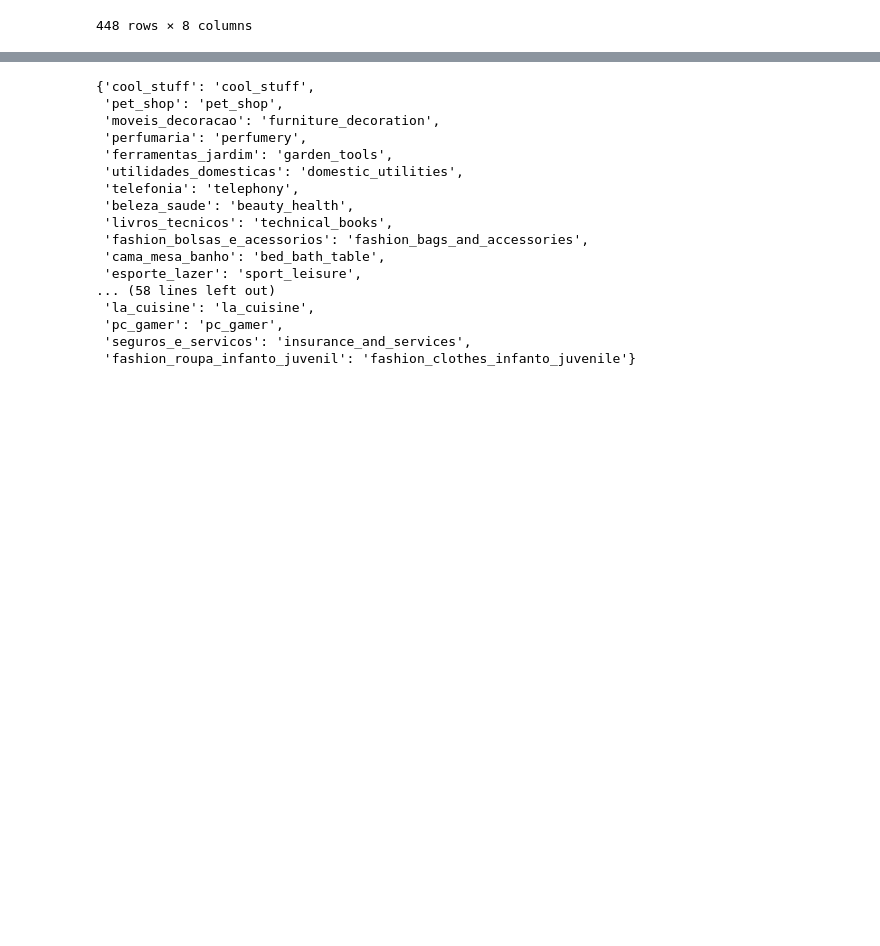
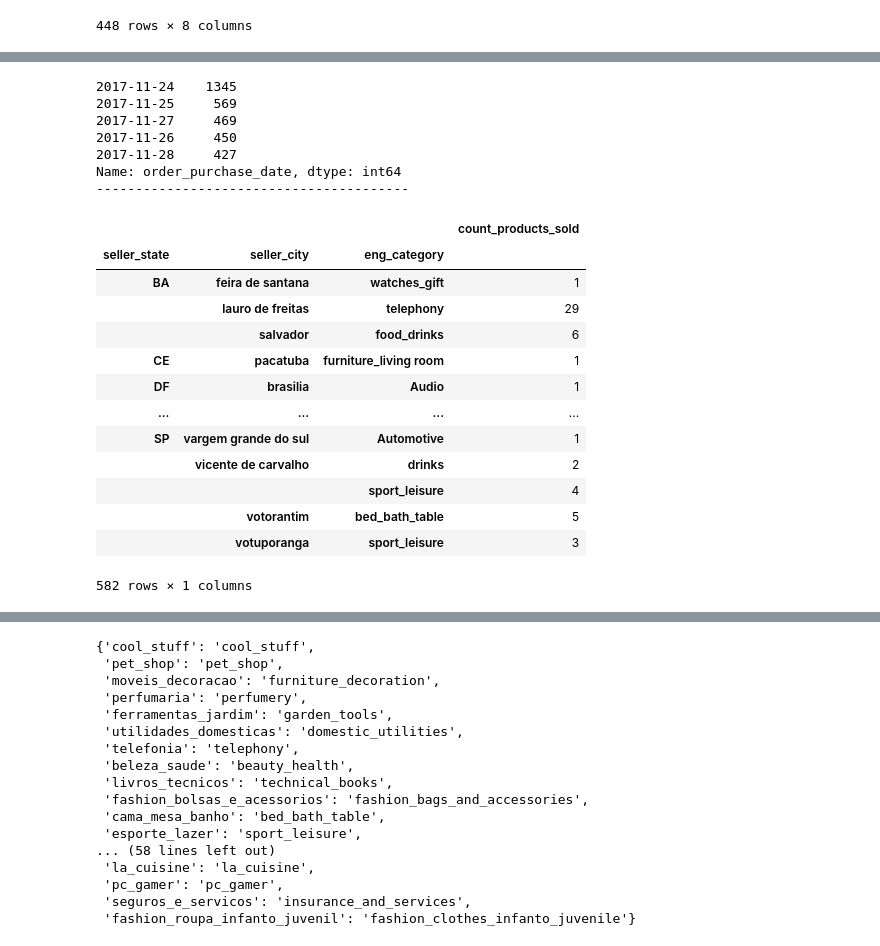
Before and after one commit to MaratJilikbaev/brazilian_e_commerce, a Jupyter notebook: research/goal_realization.ipynb, the cells around one changed output, grey strips where cells are left out. Saved outputs shown, nothing was run; the diff lists cells and outputs as text; code cells hidden in the pictures; blank space fills up the shorter version.

```diff
--- a/research/goal_realization.ipynb
+++ b/research/goal_realization.ipynb
@@ -1142 +1143,36 @@ Name: price_diff_percent, Length: 184, dtype: float64
+# %%
+import datetime
+
+question_3_df = df_orders_plus[
+    (df_orders_plus['order_purchase_date']>=datetime.date(2017, 11, 24)) & (df_orders_plus['order_purchase_date']<=datetime.date(2017, 11, 28))
+    ][['order_id', 'eng_category', 'seller_city', 'seller_state', 'order_purchase_date']].copy()
+
+print(question_3_df['order_purchase_date'].value_counts(), '\n' + ('-'*40))
+question_3_df.drop(columns=['order_purchase_date'], inplace=True)
+
+question_3_df = question_3_df.groupby(['seller_state', 'seller_city', 'eng_category']).count()
+question_3_df.columns = ['count_products_sold']
+question_3_df
+# %% [output]
+2017-11-24    1345
+2017-11-25     569
+2017-11-27     469
+2017-11-26     450
+2017-11-28     427
+Name: order_purchase_date, dtype: int64
+----------------------------------------
+|  |  |  | count_products_sold |
+| seller_state | seller_city | eng_category |  |
+| BA | feira de santana | watches_gift | 1 |
+|  | lauro de freitas | telephony | 29 |
+|  | salvador | food_drinks | 6 |
+| CE | pacatuba | furniture_living room | 1 |
+| DF | brasilia | Audio | 1 |
+| ... | ... | ... | ... |
+| SP | vargem grande do sul | Automotive | 1 |
+|  | vicente de carvalho | drinks | 2 |
+|  |  | sport_leisure | 4 |
+|  | votorantim | bed_bath_table | 5 |
+|  | votuporanga | sport_leisure | 3 |
+582 rows × 1 columns
 # %%
```
Also changed, not shown: parts of 19 cells of this notebook.
